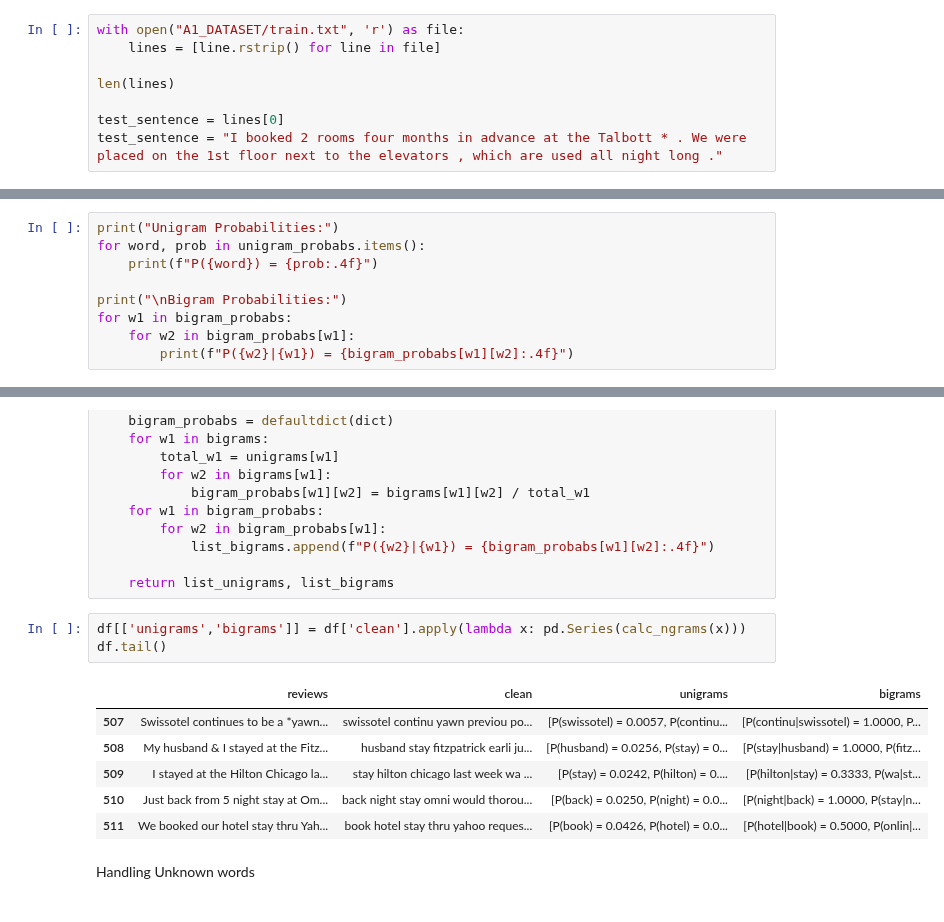
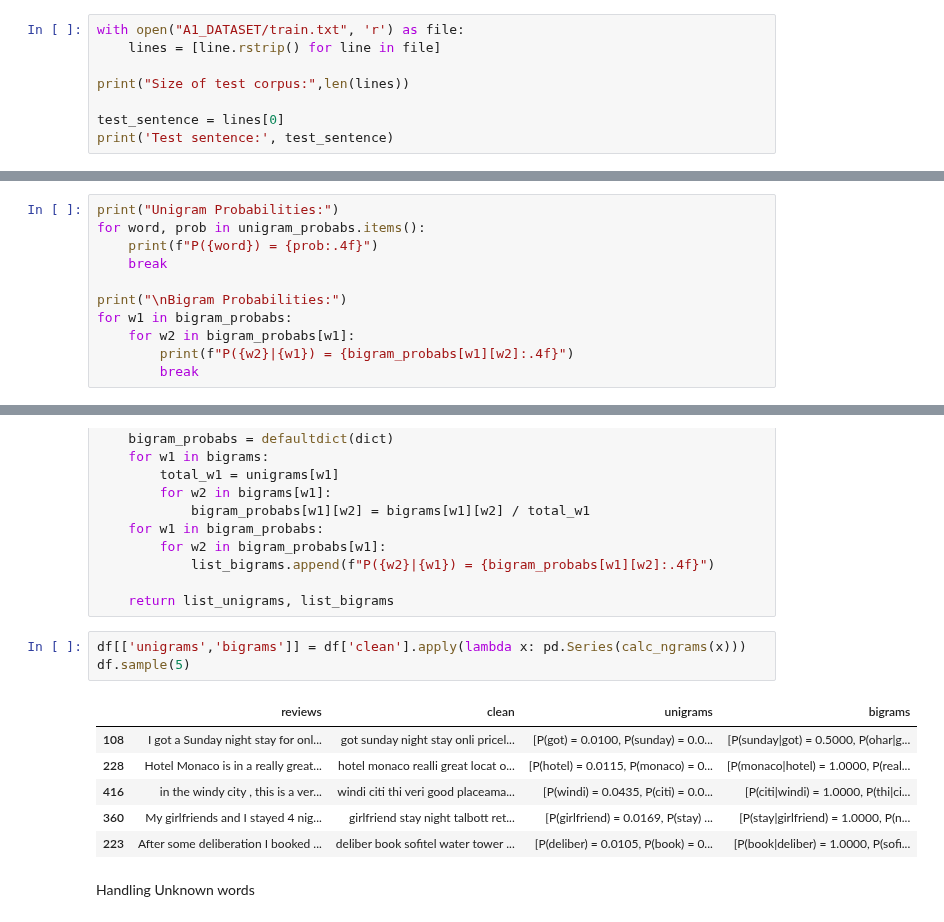
Before and after one commit to aankitdas/cs6320_nlp, a Jupyter notebook: model.ipynb, the cells around one changed output, grey strips where cells are left out. Cells and saved outputs as stored; diff of their text form.

```diff
--- a/model.ipynb
+++ b/model.ipynb
@@ -14,7 +10,7 @@ WindowsPath('d:/Sem 4/CS6320 - NLP/Assignment1')
 with open("A1_DATASET/train.txt", 'r') as file:
     lines = [line.rstrip() for line in file]
 
-len(lines)
+print("Size of test corpus:",len(lines))
 
 test_sentence = lines[0]
-test_sentence = "I booked 2 rooms four months in advance at the Talbott * . We were placed on the 1st floor next to the elevators , which are used all night long ."
+print('Test sentence:', test_sentence)
@@ -183,11 +173,13 @@ defaultdict(<class 'dict'>, {'Just': {'back': 1.0}, 'back': {'from': 1.0}, 'from
 print("Unigram Probabilities:")
 for word, prob in unigram_probabs.items():
     print(f"P({word}) = {prob:.4f}")
+    break
 
 print("\nBigram Probabilities:")
 for w1 in bigram_probabs:
     for w2 in bigram_probabs[w1]:
         print(f"P({w2}|{w1}) = {bigram_probabs[w1][w2]:.4f}")
+        break
 # %% [output]
 Unigram Probabilities:
 P(Just) = 0.0116
@@ -236,14 +228,14 @@ def calc_ngrams(clean_sent):
     return list_unigrams, list_bigrams
 # %%
 df[['unigrams','bigrams']] = df['clean'].apply(lambda x: pd.Series(calc_ngrams(x)))
-df.tail()
+df.sample(5)
 # %% [output]
 |  | reviews | clean | unigrams | bigrams |
-| 507 | Swissotel continues to be a *yawn... | swissotel continu yawn previou po... | [P(swissotel) = 0.0057, P(continu... | [P(continu|swissotel) = 1.0000, P... |
-| 508 | My husband & I stayed at the Fitz... | husband stay fitzpatrick earli ju... | [P(husband) = 0.0256, P(stay) = 0... | [P(stay|husband) = 1.0000, P(fitz... |
-| 509 | I stayed at the Hilton Chicago la... | stay hilton chicago last week wa ... | [P(stay) = 0.0242, P(hilton) = 0.... | [P(hilton|stay) = 0.3333, P(wa|st... |
-| 510 | Just back from 5 night stay at Om... | back night stay omni would thorou... | [P(back) = 0.0250, P(night) = 0.0... | [P(night|back) = 1.0000, P(stay|n... |
-| 511 | We booked our hotel stay thru Yah... | book hotel stay thru yahoo reques... | [P(book) = 0.0426, P(hotel) = 0.0... | [P(hotel|book) = 0.5000, P(onlin|... |
+| 108 | I got a Sunday night stay for onl... | got sunday night stay onli pricel... | [P(got) = 0.0100, P(sunday) = 0.0... | [P(sunday|got) = 0.5000, P(ohar|g... |
+| 228 | Hotel Monaco is in a really great... | hotel monaco realli great locat o... | [P(hotel) = 0.0115, P(monaco) = 0... | [P(monaco|hotel) = 1.0000, P(real... |
+| 416 | in the windy city , this is a ver... | windi citi thi veri good placeama... | [P(windi) = 0.0435, P(citi) = 0.0... | [P(citi|windi) = 1.0000, P(thi|ci... |
+| 360 | My girlfriends and I stayed 4 nig... | girlfriend stay night talbott ret... | [P(girlfriend) = 0.0169, P(stay) ... | [P(stay|girlfriend) = 1.0000, P(n... |
+| 223 | After some deliberation I booked ... | deliber book sofitel water tower ... | [P(deliber) = 0.0105, P(book) = 0... | [P(book|deliber) = 1.0000, P(sofi... |
 # %% [markdown]
 Handling Unknown words
 # %%
```
Also changed, not shown: parts of 24 cells of this notebook, 1 other file.
